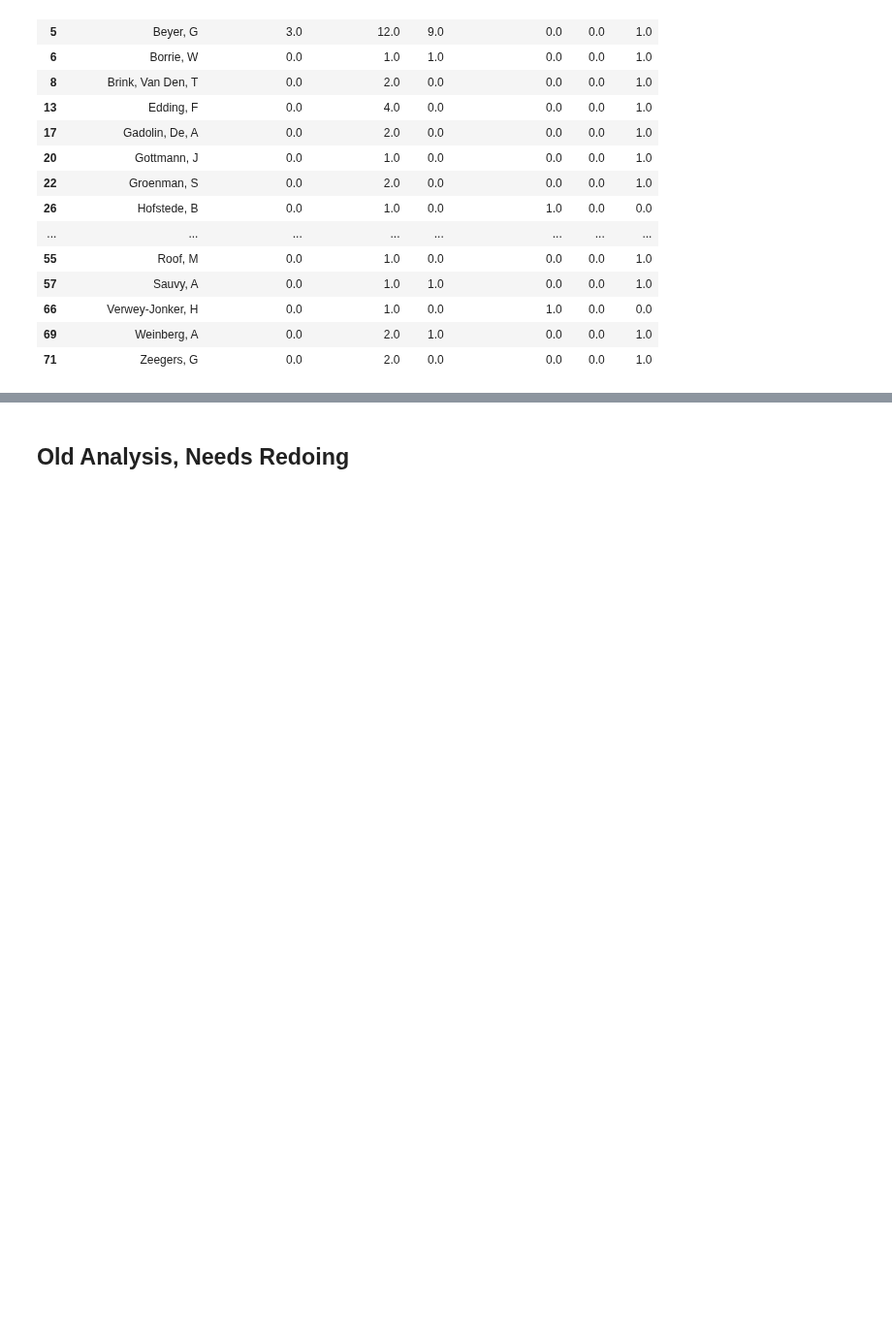
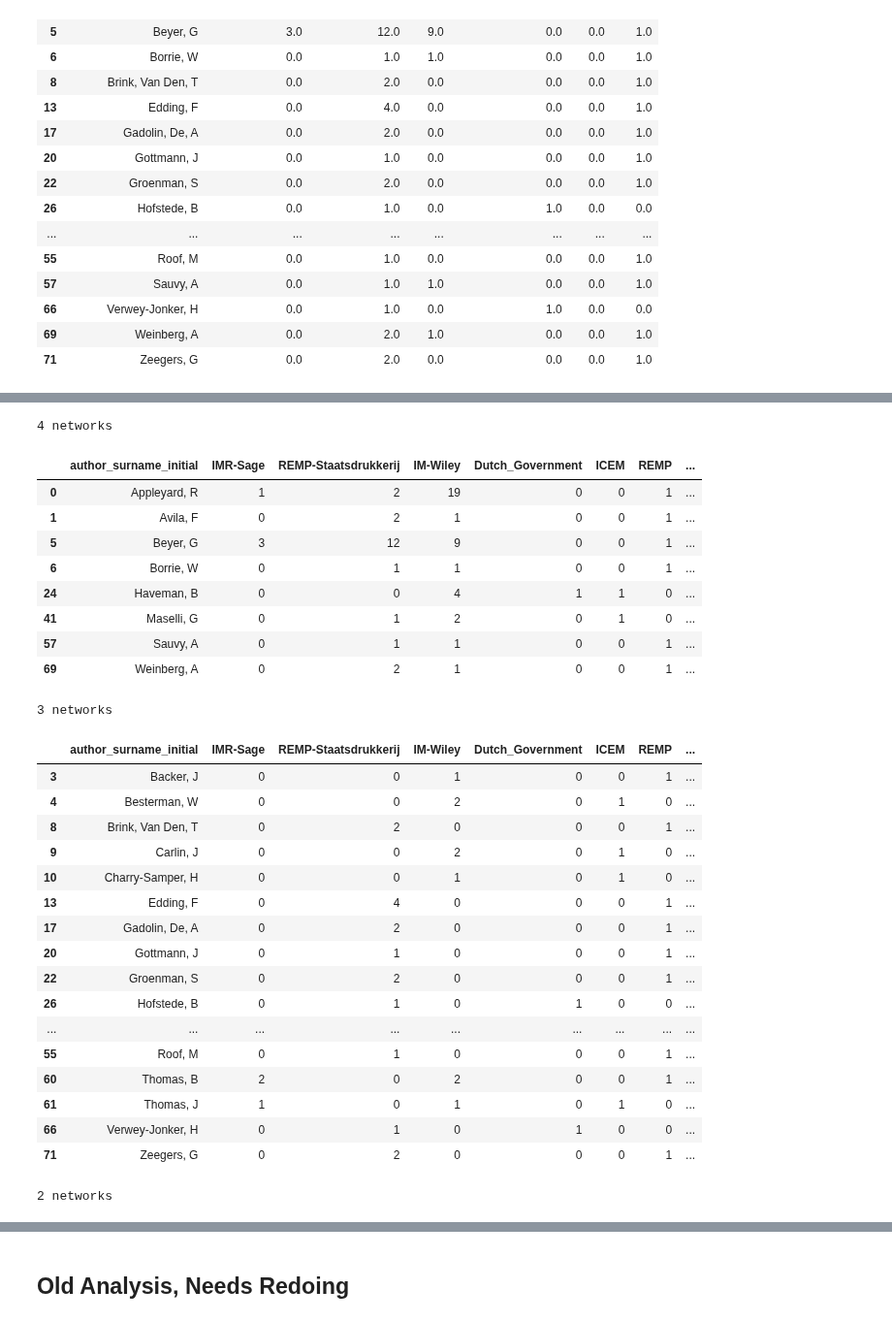
Before and after one commit to HoekR/migrant_discourse, a Jupyter notebook: notebooks/Community-overlap-analysis.ipynb, the cells around one changed output, grey strips where cells are left out. Shown at 97% size. Saved outputs shown, nothing was run; the diff lists cells and outputs as text; code cells hidden in the pictures; blank space fills up the shorter version.

Commit message:
updating network notebooks

```diff
--- a/notebooks/Community-overlap-analysis.ipynb
+++ b/notebooks/Community-overlap-analysis.ipynb
@@ -536,0 +588,8 @@ au_org_df.to_csv('../data/authors-organisations-overlap-all.csv')
+# %%
+from statistics import mean
+def meancols(x):
+    return mean([c for c in x[2:8]])
+# %%
+overlap_df["network_count"] = overlap_df.apply(lambda x: countcols(x), axis=1)
+# %%
+overlap_df["network_mean"] = overlap_df.apply(lambda x: meancols(x), axis=1)
@@ -536,0 +612,4 @@ au_org_df.to_csv('../data/authors-organisations-overlap-all.csv')
+# %%
+counted_values = overlap_df.network_count.value_counts()
+vals = list(counted_values.index)
+vals.sort(reverse=True)
@@ -536,0 +658,44 @@ au_org_df.to_csv('../data/authors-organisations-overlap-all.csv')
+# %%
+from IPython.core.display import display, HTML
+style = "style='display:inline'"
+
+
+for i in vals:
+    if i>1: # we only want those who appear frequently
+        res = overlap_df.loc[overlap_df.network_count==i]
+        #res = res[numcols].apply(lambda x: x.round(0))
+        display(res.style
+                .set_table_attributes(style)
+                .set_caption(f'<h1>{i} networks<h1>')
+                .set_precision(0)
+               .apply(highlight_max, subset=['IMR-Sage','REMP-Staatsdrukkerij','IM-Wiley']))
+# %% [output]
+4 networks
+|  | author_surname_initial | IMR-Sage | REMP-Staatsdrukkerij | IM-Wiley | Dutch_Government | ICEM | REMP | ... |
+| 0 | Appleyard, R | 1 | 2 | 19 | 0 | 0 | 1 | ... |
+| 1 | Avila, F | 0 | 2 | 1 | 0 | 0 | 1 | ... |
+| 5 | Beyer, G | 3 | 12 | 9 | 0 | 0 | 1 | ... |
+| 6 | Borrie, W | 0 | 1 | 1 | 0 | 0 | 1 | ... |
+| 24 | Haveman, B | 0 | 0 | 4 | 1 | 1 | 0 | ... |
+| 41 | Maselli, G | 0 | 1 | 2 | 0 | 1 | 0 | ... |
+| 57 | Sauvy, A | 0 | 1 | 1 | 0 | 0 | 1 | ... |
+| 69 | Weinberg, A | 0 | 2 | 1 | 0 | 0 | 1 | ... |
+3 networks
+|  | author_surname_initial | IMR-Sage | REMP-Staatsdrukkerij | IM-Wiley | Dutch_Government | ICEM | REMP | ... |
+| 3 | Backer, J | 0 | 0 | 1 | 0 | 0 | 1 | ... |
+| 4 | Besterman, W | 0 | 0 | 2 | 0 | 1 | 0 | ... |
+| 8 | Brink, Van Den, T | 0 | 2 | 0 | 0 | 0 | 1 | ... |
+| 9 | Carlin, J | 0 | 0 | 2 | 0 | 1 | 0 | ... |
+| 10 | Charry-Samper, H | 0 | 0 | 1 | 0 | 1 | 0 | ... |
+| 13 | Edding, F | 0 | 4 | 0 | 0 | 0 | 1 | ... |
+| 17 | Gadolin, De, A | 0 | 2 | 0 | 0 | 0 | 1 | ... |
+| 20 | Gottmann, J | 0 | 1 | 0 | 0 | 0 | 1 | ... |
+| 22 | Groenman, S | 0 | 2 | 0 | 0 | 0 | 1 | ... |
+| 26 | Hofstede, B | 0 | 1 | 0 | 1 | 0 | 0 | ... |
+| ... | ... | ... | ... | ... | ... | ... | ... | ... |
+| 55 | Roof, M | 0 | 1 | 0 | 0 | 0 | 1 | ... |
+| 60 | Thomas, B | 2 | 0 | 2 | 0 | 0 | 1 | ... |
+| 61 | Thomas, J | 1 | 0 | 1 | 0 | 1 | 0 | ... |
+| 66 | Verwey-Jonker, H | 0 | 1 | 0 | 1 | 0 | 0 | ... |
+| 71 | Zeegers, G | 0 | 2 | 0 | 0 | 0 | 1 | ... |
+2 networks
```
Also changed, not shown: parts of 20 cells of this notebook, 2 other files.
